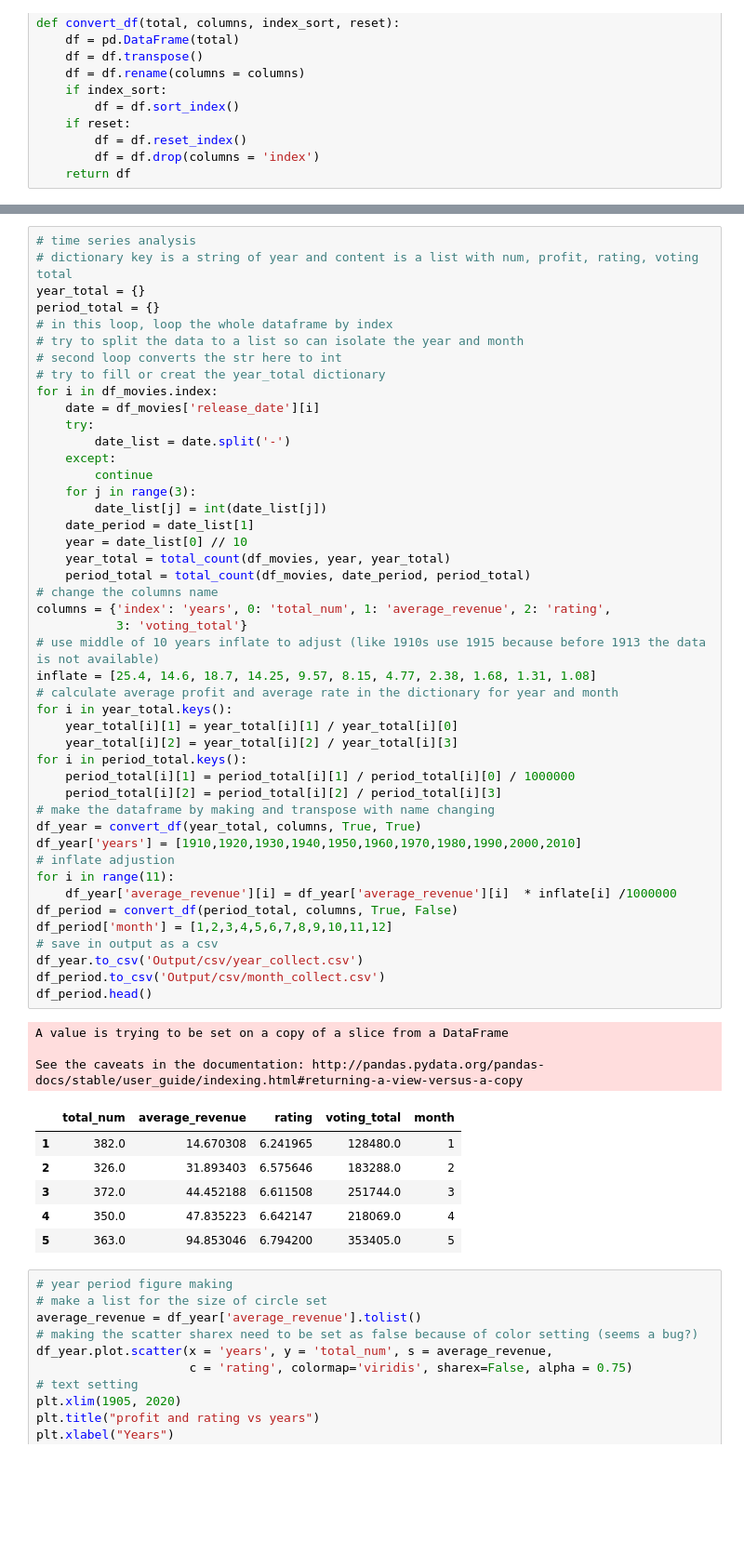
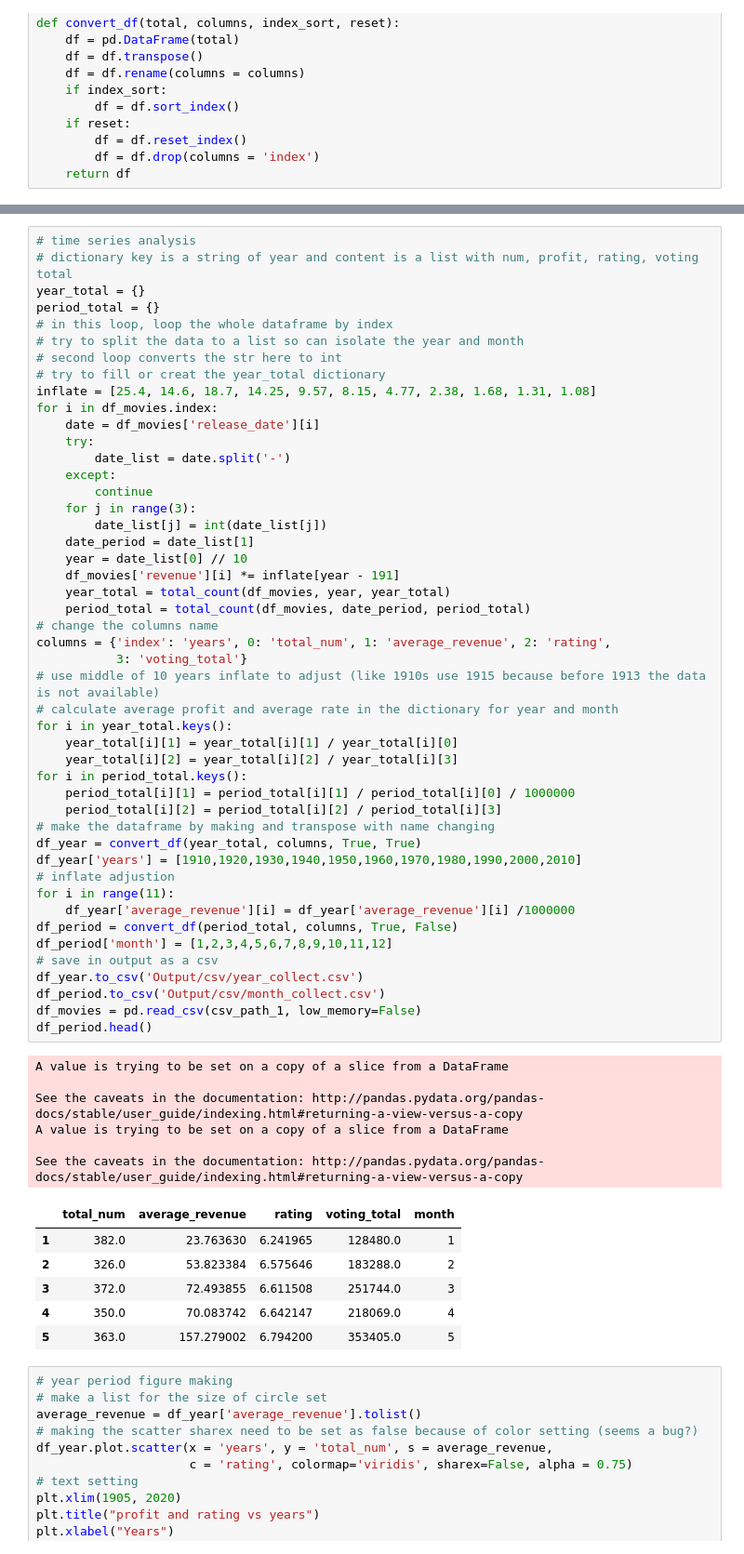
Before and after one commit to ljyljy/Project-1, a Jupyter notebook: first_project_1.ipynb, the cells around one changed output, grey strips where cells are left out. Shown at 93% size. Drawn from its saved outputs; the diff is of its cells as text; blank space fills up the shorter version.

```diff
--- a/first_project_1.ipynb
+++ b/first_project_1.ipynb
@@ -56,6 +83,7 @@ period_total = {}
 # try to split the data to a list so can isolate the year and month
 # second loop converts the str here to int
 # try to fill or creat the year_total dictionary
+inflate = [25.4, 14.6, 18.7, 14.25, 9.57, 8.15, 4.77, 2.38, 1.68, 1.31, 1.08]
 for i in df_movies.index:
     date = df_movies['release_date'][i]
     try:
@@ -66,42 +94,46 @@ for i in df_movies.index:
         date_list[j] = int(date_list[j])
     date_period = date_list[1]
     year = date_list[0] // 10
+    df_movies['revenue'][i] *= inflate[year - 191]
     year_total = total_count(df_movies, year, year_total)
     period_total = total_count(df_movies, date_period, period_total)
 # change the columns name
 columns = {'index': 'years', 0: 'total_num', 1: 'average_revenue', 2: 'rating',
            3: 'voting_total'}
 # use middle of 10 years inflate to adjust (like 1910s use 1915 because before 1913 the data is not available)
-inflate = [25.4, 14.6, 18.7, 14.25, 9.57, 8.15, 4.77, 2.38, 1.68, 1.31, 1.08]
 # calculate average profit and average rate in the dictionary for year and month
 for i in year_total.keys():
     year_total[i][1] = year_total[i][1] / year_total[i][0]
     year_total[i][2] = year_total[i][2] / year_total[i][3]
 for i in period_total.keys():
     period_total[i][1] = period_total[i][1] / period_total[i][0] / 1000000
     period_total[i][2] = period_total[i][2] / period_total[i][3]
 # make the dataframe by making and transpose with name changing
 df_year = convert_df(year_total, columns, True, True)
 df_year['years'] = [1910,1920,1930,1940,1950,1960,1970,1980,1990,2000,2010]
 # inflate adjustion
 for i in range(11):
-    df_year['average_revenue'][i] = df_year['average_revenue'][i]  * inflate[i] /1000000
+    df_year['average_revenue'][i] = df_year['average_revenue'][i] /1000000
 df_period = convert_df(period_total, columns, True, False)
 df_period['month'] = [1,2,3,4,5,6,7,8,9,10,11,12]
 # save in output as a csv
 df_year.to_csv('Output/csv/year_collect.csv')
 df_period.to_csv('Output/csv/month_collect.csv')
+df_movies = pd.read_csv(csv_path_1, low_memory=False)
 df_period.head()
 # %% [output]
 A value is trying to be set on a copy of a slice from a DataFrame
 
 See the caveats in the documentation: http://pandas.pydata.org/pandas-docs/stable/user_guide/indexing.html#returning-a-view-versus-a-copy
+A value is trying to be set on a copy of a slice from a DataFrame
+
+See the caveats in the documentation: http://pandas.pydata.org/pandas-docs/stable/user_guide/indexing.html#returning-a-view-versus-a-copy
 |  | total_num | average_revenue | rating | voting_total | month |
-| 1 | 382.0 | 14.670308 | 6.241965 | 128480.0 | 1 |
-| 2 | 326.0 | 31.893403 | 6.575646 | 183288.0 | 2 |
-| 3 | 372.0 | 44.452188 | 6.611508 | 251744.0 | 3 |
-| 4 | 350.0 | 47.835223 | 6.642147 | 218069.0 | 4 |
-| 5 | 363.0 | 94.853046 | 6.794200 | 353405.0 | 5 |
+| 1 | 382.0 | 23.763630 | 6.241965 | 128480.0 | 1 |
+| 2 | 326.0 | 53.823384 | 6.575646 | 183288.0 | 2 |
+| 3 | 372.0 | 72.493855 | 6.611508 | 251744.0 | 3 |
+| 4 | 350.0 | 70.083742 | 6.642147 | 218069.0 | 4 |
+| 5 | 363.0 | 157.279002 | 6.794200 | 353405.0 | 5 |
 # %%
 # year period figure making
 # make a list for the size of circle set
```
Also changed, not shown: parts of 15 cells of this notebook, 15 other files.
